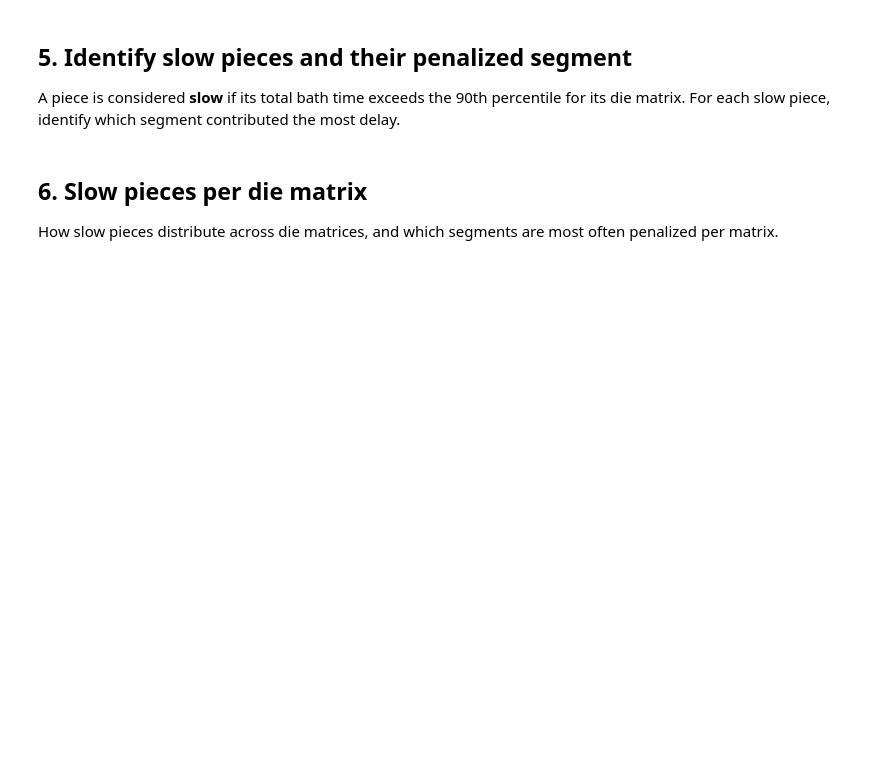
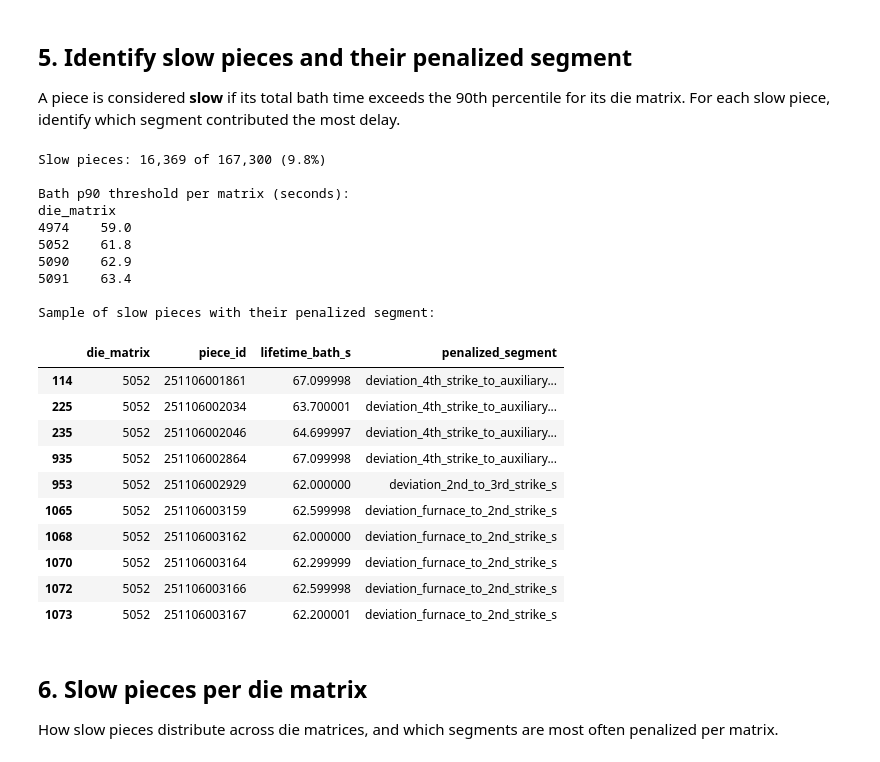
Before and after one commit to leomatthey/vaultech-analysis, a Jupyter notebook: notebooks/04_analyze_per_matrix.ipynb, the cells around one changed output. Drawn from its saved outputs; the diff is of its cells as text; code cells hidden in the pictures; blank space fills up the shorter version.

```diff
--- a/notebooks/04_analyze_per_matrix.ipynb
+++ b/notebooks/04_analyze_per_matrix.ipynb
@@ -43,3 +140,50 @@ A piece is considered **slow** if its total bath time exceeds the 90th percentil
+# %%
+# A piece is "slow" if its total bath time exceeds the 90th percentile
+# of its own die matrix — not a global cutoff. Using per-matrix p90 keeps
+# the definition fair across matrices with different expected timings.
+bath_p90_per_matrix = df.groupby("die_matrix")["lifetime_bath_s"].quantile(0.90)
+
+# Broadcast the p90 threshold to each piece via mapping, then compare
+df["bath_p90_ref"] = df["die_matrix"].map(bath_p90_per_matrix)
+df["is_slow"] = df["lifetime_bath_s"] > df["bath_p90_ref"]
+
+# For each slow piece, the "penalized segment" is the one with the
+# highest positive deviation — i.e. the segment that contributed most
+# to making the piece slow. idxmax returns the column name of the max.
+df["penalized_segment"] = df[deviation_cols].idxmax(axis=1)
+df.loc[~df["is_slow"], "penalized_segment"] = None  # only relevant for slow pieces
+
+# Clean up helper column
+df = df.drop(columns=["bath_p90_ref"])
+
+n_slow = df["is_slow"].sum()
+print(f"Slow pieces: {n_slow:,} of {len(df):,} ({n_slow/len(df)*100:.1f}%)")
+print(f"\nBath p90 threshold per matrix (seconds):")
+print(bath_p90_per_matrix.round(2).to_string())
+print(f"\nSample of slow pieces with their penalized segment:")
+df[df["is_slow"]][["die_matrix", "piece_id", "lifetime_bath_s", "penalized_segment"]].head(10)
+# %% [output]
+Slow pieces: 16,369 of 167,300 (9.8%)
+
+Bath p90 threshold per matrix (seconds):
+die_matrix
+4974    59.0
+5052    61.8
+5090    62.9
+5091    63.4
+
+Sample of slow pieces with their penalized segment:
+|  | die_matrix | piece_id | lifetime_bath_s | penalized_segment |
+| 114 | 5052 | 251106001861 | 67.099998 | deviation_4th_strike_to_auxiliary... |
+| 225 | 5052 | 251106002034 | 63.700001 | deviation_4th_strike_to_auxiliary... |
+| 235 | 5052 | 251106002046 | 64.699997 | deviation_4th_strike_to_auxiliary... |
+| 935 | 5052 | 251106002864 | 67.099998 | deviation_4th_strike_to_auxiliary... |
+| 953 | 5052 | 251106002929 | 62.000000 | deviation_2nd_to_3rd_strike_s |
+| 1065 | 5052 | 251106003159 | 62.599998 | deviation_furnace_to_2nd_strike_s |
+| 1068 | 5052 | 251106003162 | 62.000000 | deviation_furnace_to_2nd_strike_s |
+| 1070 | 5052 | 251106003164 | 62.299999 | deviation_furnace_to_2nd_strike_s |
+| 1072 | 5052 | 251106003166 | 62.599998 | deviation_furnace_to_2nd_strike_s |
+| 1073 | 5052 | 251106003167 | 62.200001 | deviation_furnace_to_2nd_strike_s |
 # %% [markdown]
 ## 6. Slow pieces per die matrix
 
```
Also changed, not shown: parts of 19 cells of this notebook, 2 other files.
